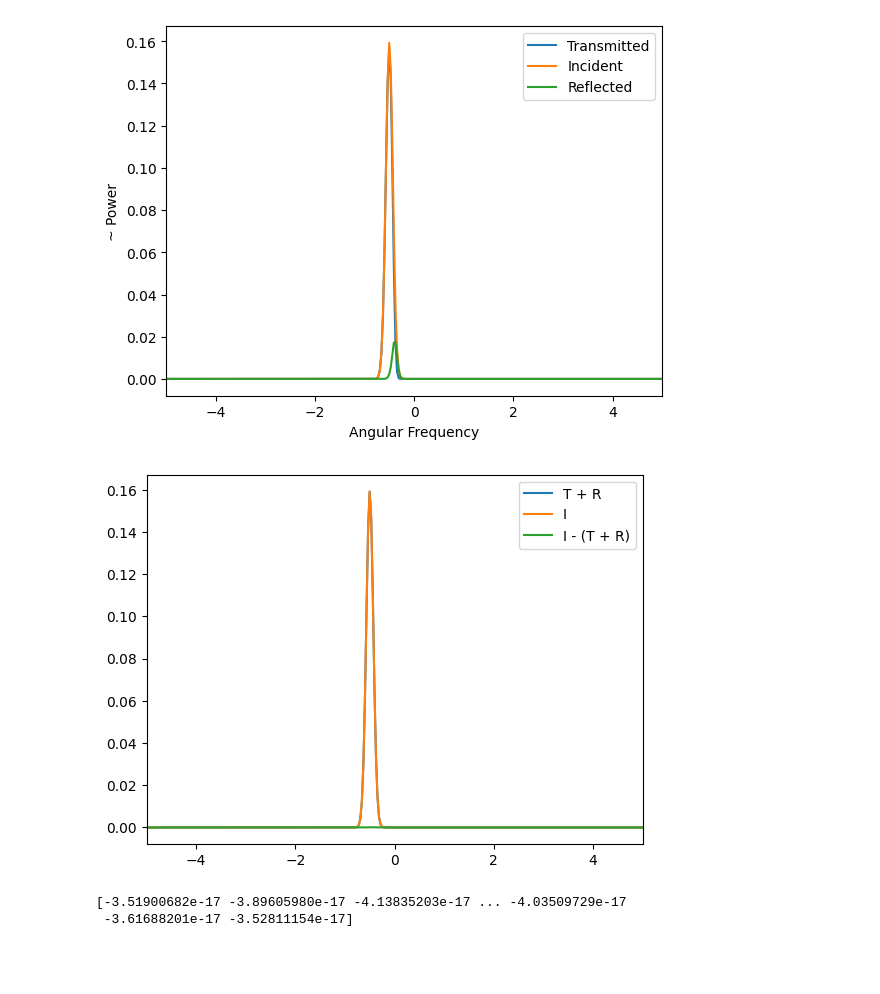
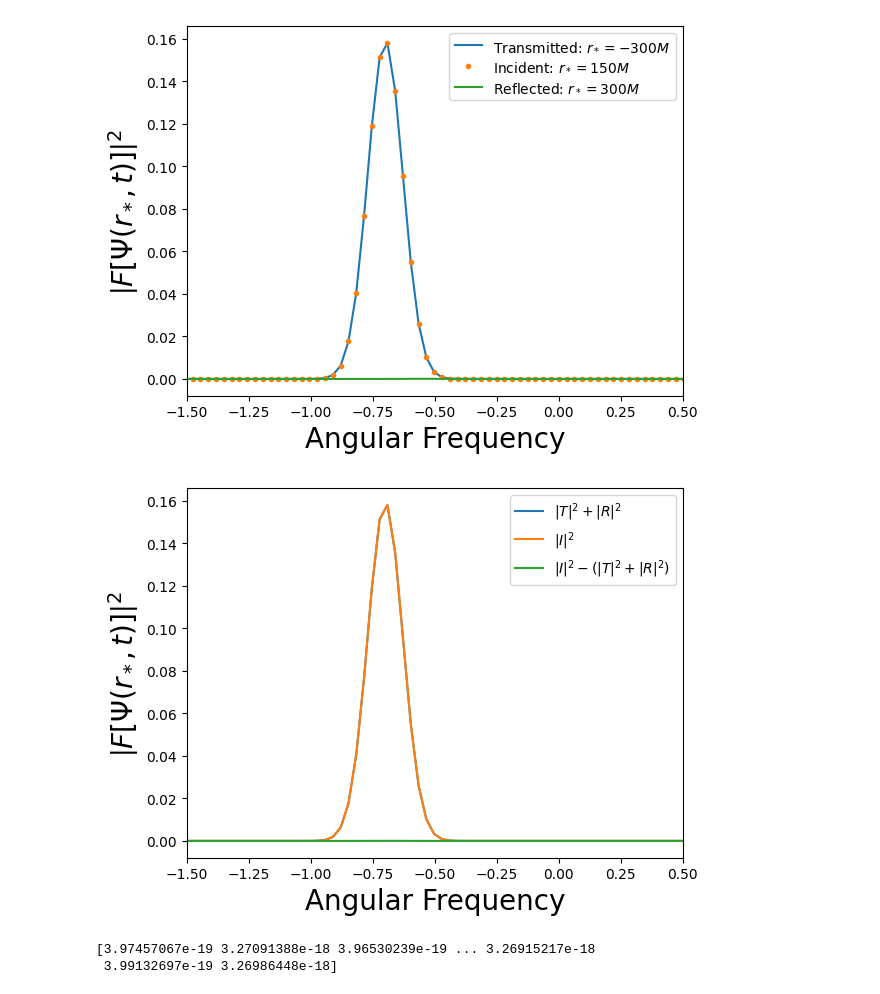
Before and after one commit to dakeerie/MSci-Project, a Jupyter notebook: Grey-body Factor.ipynb, the cells around one changed output. Drawn from its saved outputs; the diff is of its cells as text; code cells hidden in the pictures; blank space fills up the shorter version.

```diff
--- a/Grey-body Factor.ipynb
+++ b/Grey-body Factor.ipynb
@@ -21,11 +21,14 @@ axial_sim = SchwarzschildPerturbation(M, l, parity, rstar_min, rstar_max, dx = 0
 #Initial data
 width = 10*M
 rstar0 = 200*M
-omega = 0.5
+omega = 0.7
+# Psi0 = np.random.randn(len(axial_sim.rstar))
+# dPsi0 = np.random.randn(len(axial_sim.rstar))
 Psi0 = 1/(np.sqrt(2*np.pi*width**2))*np.exp(-(axial_sim.rstar - rstar0)**2/(2*width**2))*np.exp(-j*omega*axial_sim.rstar)
 dPsi0 = (-j*omega - (axial_sim.rstar - rstar0)/width**2)*Psi0
 
 sim = axial_sim.solve(Psi0, 20000, dPsi0)
+# sim.make_gif()
 # %%
 Psi = sim.Psi
 times = sim.times
@@ -81,45 +84,64 @@ transmitted_padded = np.zeros(N_fft, dtype = complex)
 transmitted_padded[:n] = transmitted_windowed
 
 incident_padded = np.zeros(N_fft, dtype = complex)
 incident_padded[:q] = incident_windowed
 
 reflected_padded = np.zeros(N_fft, dtype = complex)
 reflected_padded[:p] = reflected_windowed
 
 omega = 2*np.pi*fftfreq(N_fft, d=sim.dt)
 omega = fftshift(omega)
 
 transmitted_FT = fftshift(fft(transmitted_padded))*sim.dt/np.sqrt(2*np.pi)
 transmitted_power = np.abs(transmitted_FT)**2
 
 incident_FT = fftshift(fft(incident_padded))*sim.dt/np.sqrt(2*np.pi)
 incident_power = np.abs(incident_FT)**2
 
 reflected_FT = fftshift(fft(reflected_padded))*sim.dt/np.sqrt(2*np.pi)
 reflected_power = np.abs(reflected_FT)**2
 
 
 plt.figure()
-plt.plot(omega, transmitted_power, label = 'Transmitted')
-plt.plot(omega, incident_power, label = 'Incident')
-plt.plot(omega, reflected_power, label = 'Reflected')
-plt.ylabel('~ Power')
-plt.xlabel('Angular Frequency')
-plt.xlim(-5, 5)
+plt.plot(omega, transmitted_power, label = r'Transmitted: $r_* = -300M$')
+plt.plot(omega, incident_power, '.', label = r'Incident: $r_* = 150M$')
+plt.plot(omega, reflected_power, label = r'Reflected: $r_* = 300M$')
+plt.ylabel(r'$\left|F \left[\Psi \left( r_*, t\right)\right] \right|^2$', fontsize = 20)
+plt.xlabel('Angular Frequency', fontsize = 20)
+plt.xlim(-1.5, 0.5)
 plt.legend()
 plt.show()
 
 plt.figure()
-plt.plot(omega, reflected_power + transmitted_power, label = 'T + R')
-plt.plot(omega, incident_power, label = 'I')
-plt.plot(omega, incident_power - (reflected_power + transmitted_power), label = 'I - (T + R)')
-plt.legend()
-plt.xlim(-5, 5)
+plt.plot(omega, reflected_power + transmitted_power, label = r'$|T|^2 + |R|^2$')
+plt.plot(omega, incident_power, label = r'$|I|^2$')
+plt.plot(omega, incident_power - (reflected_power + transmitted_power), label = r'$|I|^2 - (|T|^2 + |R|^2)$')
+plt.ylabel(r'$\left|F \left[\Psi \left( r_*, t\right)\right] \right|^2$', fontsize = 20)
+plt.xlabel('Angular Frequency', fontsize = 20)
+plt.legend(loc = 'best')
+plt.xlim(-1.5, 0.5)
 plt.show()
 
 print(incident_power - (reflected_power + transmitted_power))
+
+# incident_power = transmitted_power + reflected_power
+Gamma = transmitted_power/incident_power
+Kappa = reflected_power/incident_power
+
+plt.figure()
+plt.plot(omega, Gamma, '.', label = r'Grey body factor, $\Gamma = \frac{|T|^2}{|I|^2}$')
+plt.plot(omega, Kappa, '.', label = r'Counterpart, $\kappa = \frac{|R|^2}{|I|^2}$')
+# plt.plot(omega, 16/225*omega**6, '.', label = r'Low frequency limit, $\Gamma ~ (\omega M)^6$')
+plt.plot(omega, 1 - Gamma, label = r'$1 - \Gamma$')
+plt.xlabel('Angular Frequency', fontsize = 15)
+plt.ylabel(r'$\Gamma (\omega) \: & \: \kappa (\omega)$', fontsize = 20)
+plt.xlim(-1, 0)
+plt.ylim(-0.1,1.1)
+plt.grid()
+plt.legend()
+plt.show()
 # %% [output]
-[figure, old version]
+[figure, new version]
-[figure, old version]
+[figure, new version]
-[-3.51900682e-17 -3.89605980e-17 -4.13835203e-17 ... -4.03509729e-17
- -3.61688201e-17 -3.52811154e-17]
+[3.97457067e-19 3.27091388e-18 3.96530239e-19 ... 3.26915217e-18
+ 3.99132697e-19 3.26986448e-18]
```
Also changed, not shown: parts of 4 cells of this notebook.
